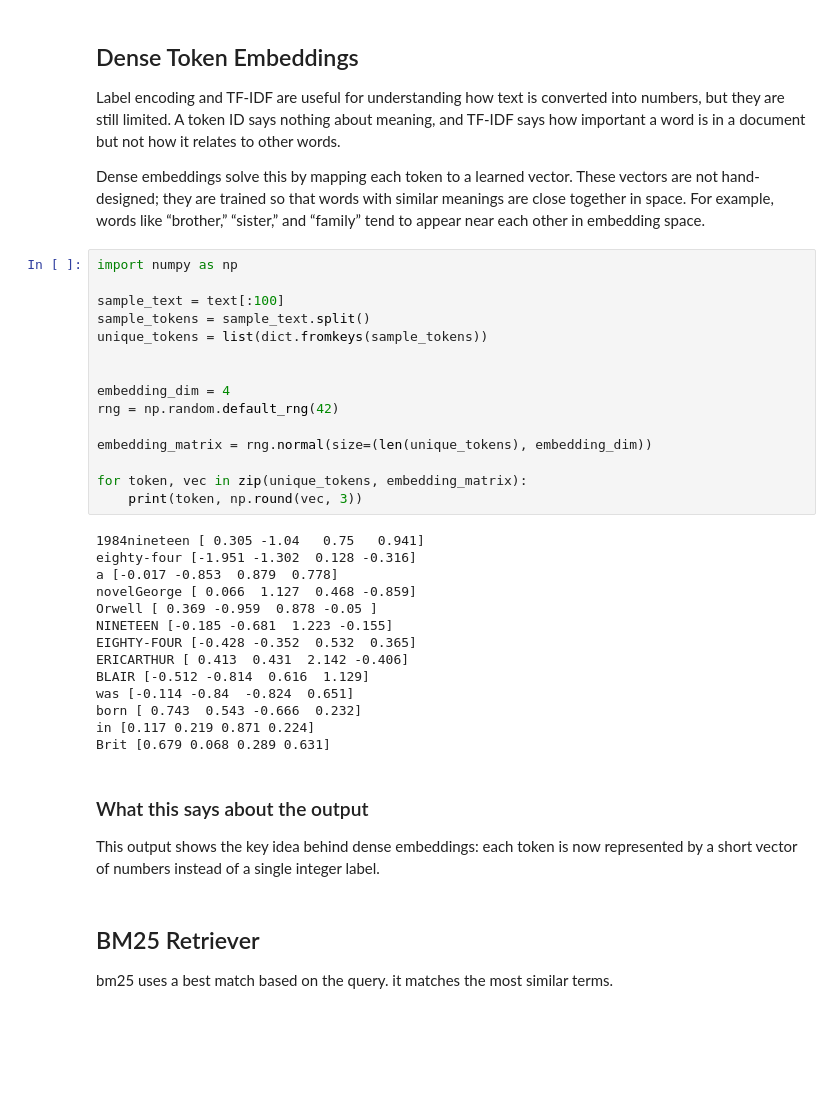
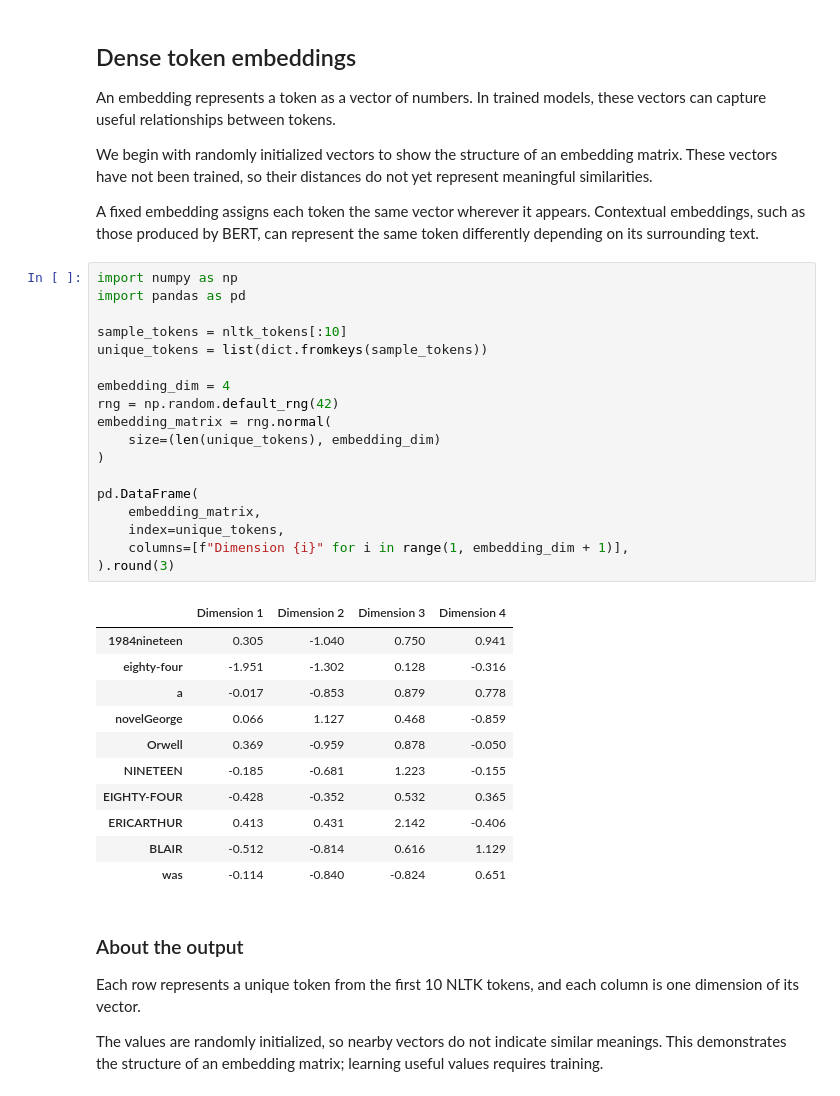
Before and after one commit to nickkats1/Prompting, a Jupyter notebook: examples/nlp-intro.ipynb, the cells around one changed output. Saved outputs shown, nothing was run; the diff lists cells and outputs as text; blank space fills up the shorter version.

```diff
--- a/examples/nlp-intro.ipynb
+++ b/examples/nlp-intro.ipynb
@@ -136,44 +260,44 @@ print(X)
 # %% [markdown]
-##  Dense Token Embeddings
+## Dense token embeddings
 
+An embedding represents a token as a vector of numbers. In trained models, these vectors can capture useful relationships between tokens.
 
-Label encoding and TF-IDF are useful for understanding how text is converted into numbers, but they are still limited. A token ID says nothing about meaning, and TF-IDF says how important a word is in a document but not how it relates to other words.
+We begin with randomly initialized vectors to show the structure of an embedding matrix. These vectors have not been trained, so their distances do not yet represent meaningful similarities.
 
-Dense embeddings solve this by mapping each token to a learned vector. These vectors are not hand-designed; they are trained so that words with similar meanings are close together in space. For example, words like “brother,” “sister,” and “family” tend to appear near each other in embedding space.
+A fixed embedding assigns each token the same vector wherever it appears. Contextual embeddings, such as those produced by BERT, can represent the same token differently depending on its surrounding text.
 # %%
 import numpy as np
+import pandas as pd
 
-sample_text = text[:100]
-sample_tokens = sample_text.split()
+sample_tokens = nltk_tokens[:10]
 unique_tokens = list(dict.fromkeys(sample_tokens))
-
 
 embedding_dim = 4
 rng = np.random.default_rng(42)
+embedding_matrix = rng.normal(
+    size=(len(unique_tokens), embedding_dim)
+)
 
-embedding_matrix = rng.normal(size=(len(unique_tokens), embedding_dim))
-
-for token, vec in zip(unique_tokens, embedding_matrix):
-    print(token, np.round(vec, 3))
+pd.DataFrame(
+    embedding_matrix,
+    index=unique_tokens,
+    columns=[f"Dimension {i}" for i in range(1, embedding_dim + 1)],
+).round(3)
 # %% [output]
-1984nineteen [ 0.305 -1.04   0.75   0.941]
-eighty-four [-1.951 -1.302  0.128 -0.316]
-a [-0.017 -0.853  0.879  0.778]
-novelGeorge [ 0.066  1.127  0.468 -0.859]
-Orwell [ 0.369 -0.959  0.878 -0.05 ]
-NINETEEN [-0.185 -0.681  1.223 -0.155]
-EIGHTY-FOUR [-0.428 -0.352  0.532  0.365]
-ERICARTHUR [ 0.413  0.431  2.142 -0.406]
-BLAIR [-0.512 -0.814  0.616  1.129]
-was [-0.114 -0.84  -0.824  0.651]
-born [ 0.743  0.543 -0.666  0.232]
-in [0.117 0.219 0.871 0.224]
-Brit [0.679 0.068 0.289 0.631]
+|  | Dimension 1 | Dimension 2 | Dimension 3 | Dimension 4 |
+| 1984nineteen | 0.305 | -1.040 | 0.750 | 0.941 |
+| eighty-four | -1.951 | -1.302 | 0.128 | -0.316 |
+| a | -0.017 | -0.853 | 0.879 | 0.778 |
+| novelGeorge | 0.066 | 1.127 | 0.468 | -0.859 |
+| Orwell | 0.369 | -0.959 | 0.878 | -0.050 |
+| NINETEEN | -0.185 | -0.681 | 1.223 | -0.155 |
+| EIGHTY-FOUR | -0.428 | -0.352 | 0.532 | 0.365 |
+| ERICARTHUR | 0.413 | 0.431 | 2.142 | -0.406 |
+| BLAIR | -0.512 | -0.814 | 0.616 | 1.129 |
+| was | -0.114 | -0.840 | -0.824 | 0.651 |
 # %% [markdown]
-### What this says about the output
+### About the output
 
-This output shows the key idea behind dense embeddings: each token is now represented by a short vector of numbers instead of a single integer label.
+Each row represents a unique token from the first 10 NLTK tokens, and each column is one dimension of its vector.
+
+The values are randomly initialized, so nearby vectors do not indicate similar meanings. This demonstrates the structure of an embedding matrix; learning useful values requires training.
-# %% [markdown]
-## BM25 Retriever
-
-bm25 uses a best match based on the query. it matches the most similar terms.
```
Also changed, not shown: parts of 23 cells of this notebook, 33 other files.
